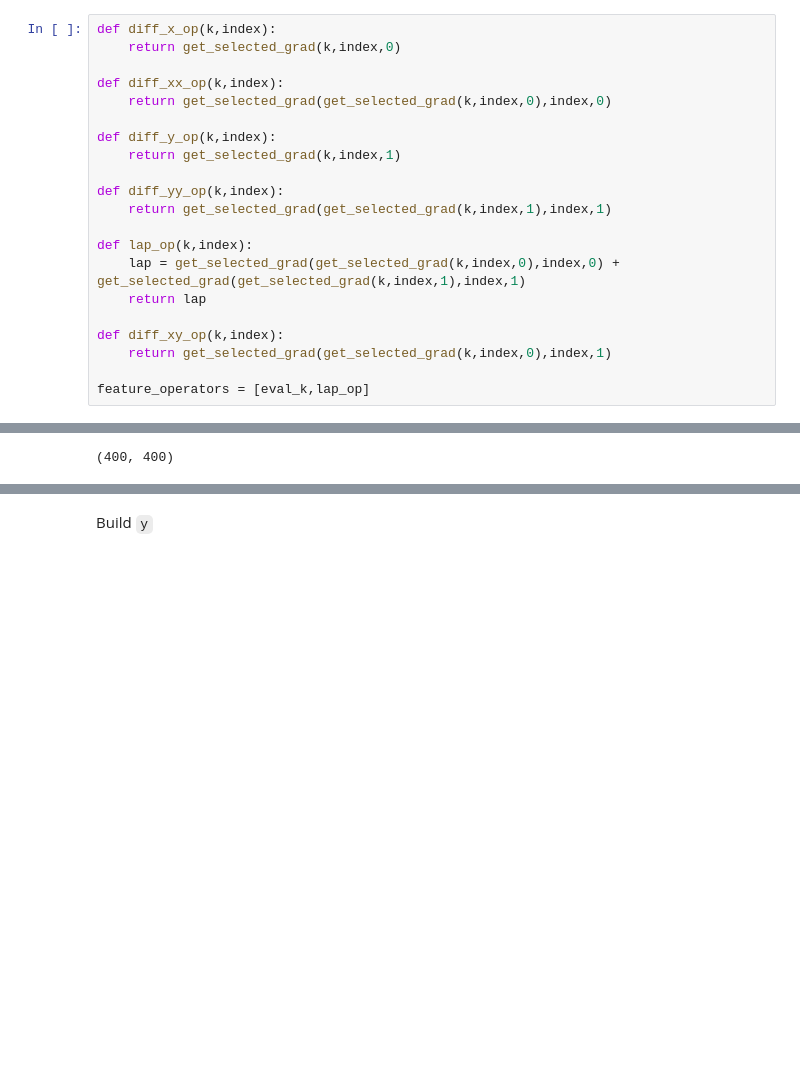
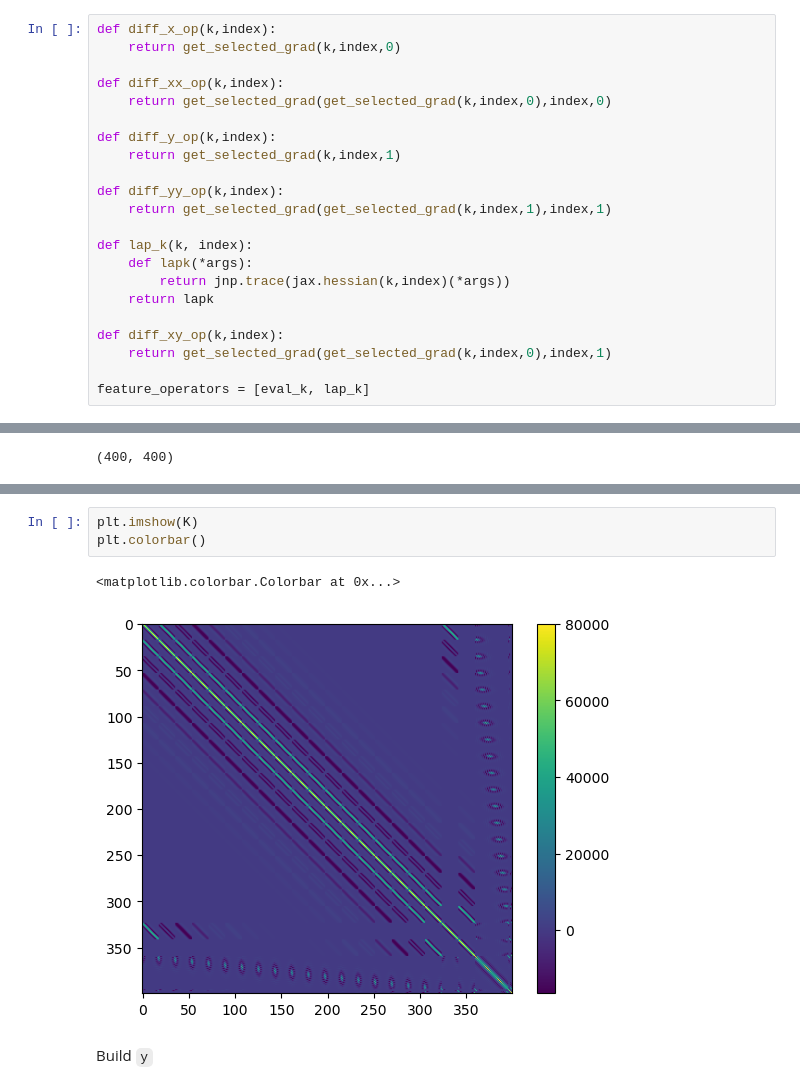
Before and after one commit to jfelipeosorio/kinetick, a Jupyter notebook: pdes/laplace2d_cf.ipynb, the cells around one changed output, grey strips where cells are left out. Drawn from its saved outputs; the diff is of its cells as text; blank space fills up the shorter version.

```diff
--- a/pdes/laplace2d_cf.ipynb
+++ b/pdes/laplace2d_cf.ipynb
@@ -129,14 +129,15 @@ def diff_y_op(k,index):
 def diff_yy_op(k,index):
     return get_selected_grad(get_selected_grad(k,index,1),index,1)
 
-def lap_op(k,index):
-    lap = get_selected_grad(get_selected_grad(k,index,0),index,0) + get_selected_grad(get_selected_grad(k,index,1),index,1)
-    return lap
+def lap_k(k, index):
+    def lapk(*args):
+        return jnp.trace(jax.hessian(k,index)(*args))
+    return lapk
 
 def diff_xy_op(k,index):
     return get_selected_grad(get_selected_grad(k,index,0),index,1)
 
-feature_operators = [eval_k,lap_op]
+feature_operators = [eval_k, lap_k]
 # %%
 k_u = get_gaussianRBF(0.1)
 # %%
@@ -249,3 +258,9 @@ Kphiphi.shape
+# %%
+plt.imshow(K)
+plt.colorbar()
+# %% [output]
+<matplotlib.colorbar.Colorbar at 0x...>
+[figure, added]
 # %% [markdown]
 Build `y`
 # %%
```
Also changed, not shown: parts of 6 cells of this notebook, 1 other file.
